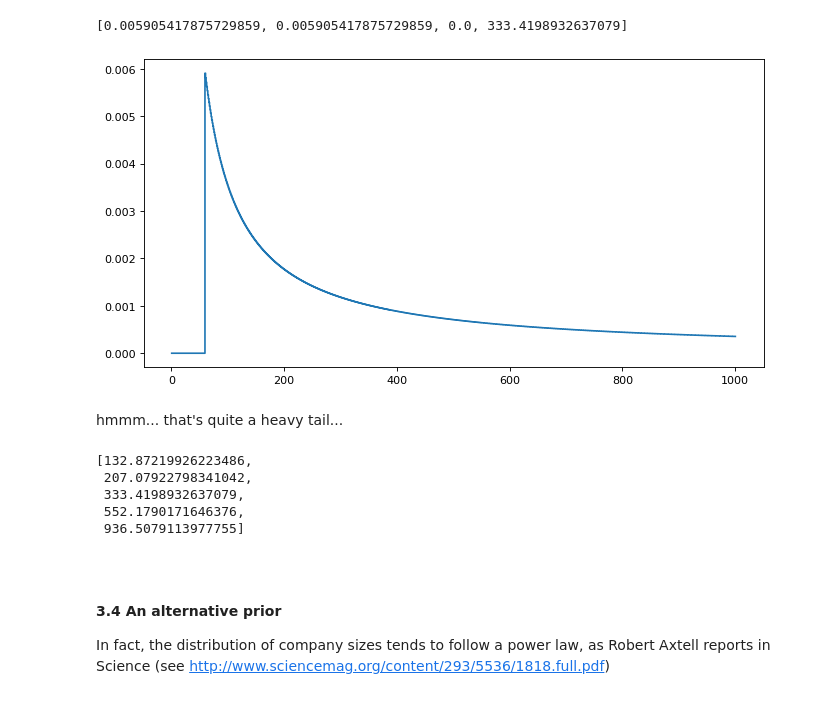
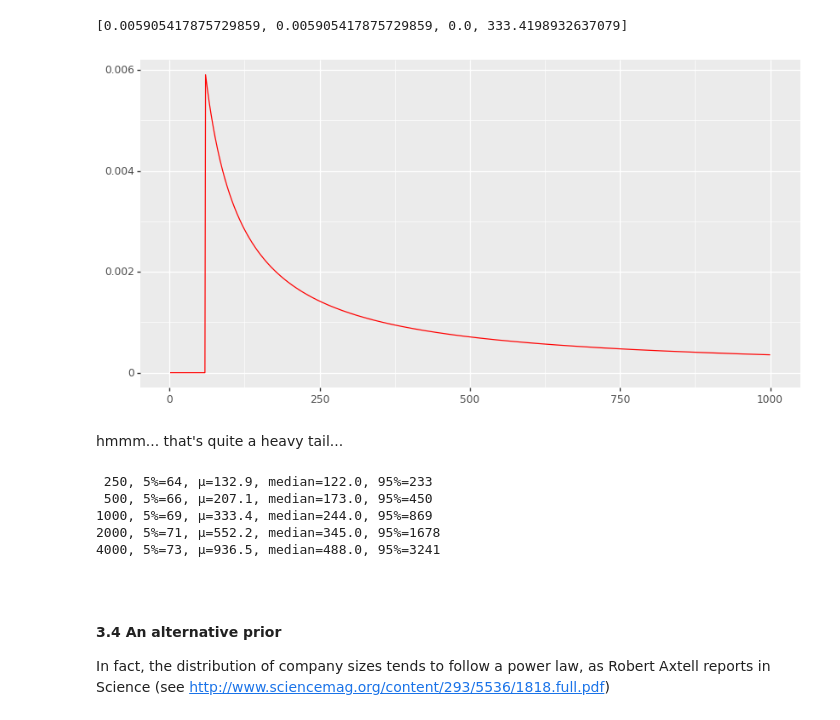
Before and after one commit to coppertop-bones/coppertop-libs, a Jupyter notebook: jupyter/think bayes/Ch 1,2,3 - models.ipynb, the cells around one changed output. Cells and saved outputs as stored; diff of their text form; code cells hidden in the pictures.

```diff
--- a/jupyter/think bayes/Ch 1,2,3 - models.ipynb
+++ b/jupyter/think bayes/Ch 1,2,3 - models.ipynb
@@ -327,7 +352,8 @@ The railroad has more than 1000 locomotives \
 If the railroad has N locomotives then the chance of seeing a particular locomotive is uniformly distributed with P = 1/N \
 See http://en.wikipedia.org/wiki/Minimum_mean_square_error
 # %%
-prior = sequence(1, 1000) >> uniform
+MAX_LOC = 1000
+prior = sequence(1, MAX_LOC) >> uniform
 data = 60
 
 @coppertop
@@ -336,7 +362,7 @@ def railroadLikelihood(N, ob):
         >> collect >> (lambda hyp:  (hyp, 0) if hyp < ob else (hyp, 1 / hyp) ) \
         >> to >> L
 
-likelihood = railroadLikelihood(1000, data)
+likelihood = railroadLikelihood(MAX_LOC, data)
 posterior = prior >> pmfMul >> likelihood >> normalise
 
 [posterior \
@@ -347,10 +373,12 @@ posterior = prior >> pmfMul >> likelihood >> normalise
 ]
 # %% [output]
 [0.005905417875729859, 0.005905417875729859, 0.0, 333.4198932637079]
-# %%
-fig = plt.figure(figsize=(10, 5), dpi= 80, facecolor='w', edgecolor='k')
-plt.plot(*(posterior >> toSteps));
-# %% [output]
-[figure, removed]
+# %%
+(ggplot() +
+ geom_line(posterior >> toXsPs >> withKeys >> ('x', 'y') >> toPandas, aes(x="x", y="y"), color='red') +
+ theme(figure_size=(10,5), axis_title_x=element_blank(), axis_title_y=element_blank())
+) >> PP;
+# %% [output]
+[figure, added]
 # %% [markdown]
 hmmm... that's quite a heavy tail...
@@ -361,14 +399,15 @@ hmmm... that's quite a heavy tail...
         >> pmfMul
         >> railroadLikelihood(N, data)
         >> normalise
-        >> mean
-)
+        >> asUnary(lambda m: f'{N >> to >> txt >> pad(_, dict(right=4))}, {m >> pmfReport(_,0.05, 0.95)}')
+        >> PP
+);
 # %% [output]
-[132.87219926223486,
- 207.07922798341042,
- 333.4198932637079,
- 552.1790171646376,
- 936.5079113977755]
+ 250, 5%=64, µ=132.9, median=122.0, 95%=233
+ 500, 5%=66, µ=207.1, median=173.0, 95%=450
+1000, 5%=69, µ=333.4, median=244.0, 95%=869
+2000, 5%=71, µ=552.2, median=345.0, 95%=1678
+4000, 5%=73, µ=936.5, median=488.0, 95%=3241
 # %% [markdown]
 <br>
 
```
Also changed, not shown: parts of 29 cells of this notebook, 11 other files.
